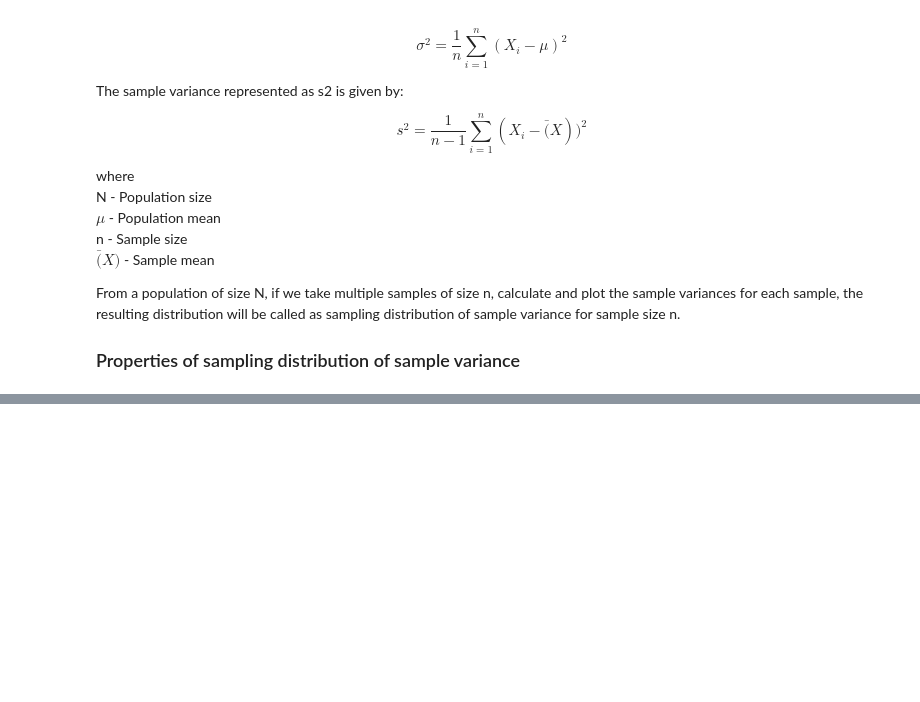
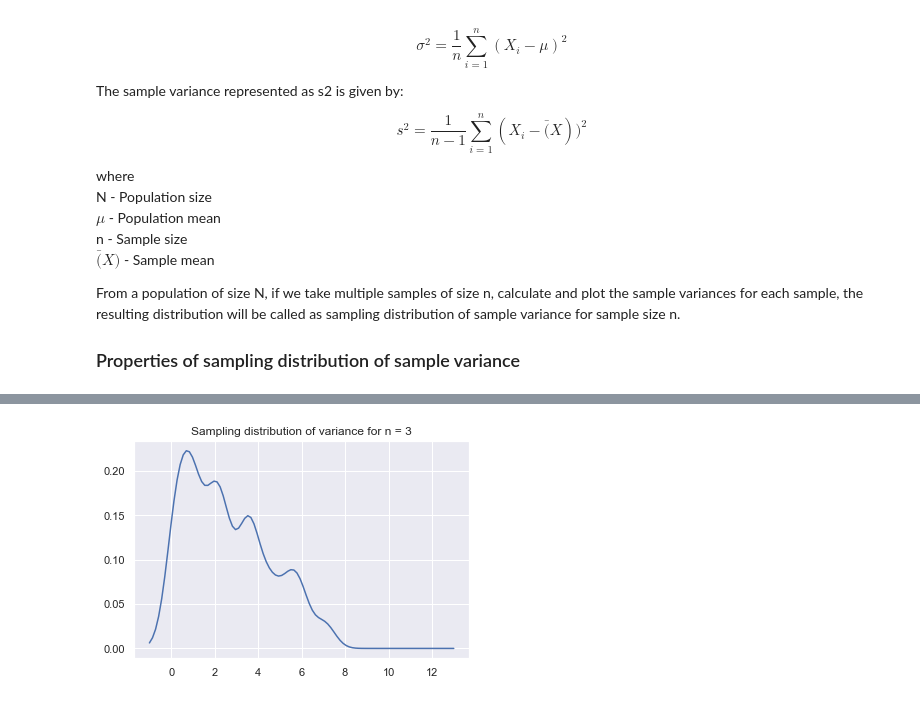
Before and after one commit to jeswingeorge/Python-DS-notes, a Jupyter notebook: Statistics/4.statistical_inference_part-3.ipynb, the cells around one changed output, grey strips where cells are left out. Saved outputs shown, nothing was run; the diff lists cells and outputs as text; code cells hidden in the pictures; blank space fills up the shorter version.

```diff
--- a/Statistics/4.statistical_inference_part-3.ipynb
+++ b/Statistics/4.statistical_inference_part-3.ipynb
@@ -178,0 +262,7 @@ Let us use the dice output data, used in sampling distribution of mean section t
+# %%
+dice_output_population_mean = dice_output_norm.output.mean()
+print('Dice output population mean: ', dice_output_norm.output.mean())
+dice_output_population_var = dice_output_norm.output.var()
+print('Dice output population variance: ', dice_output_norm.output.var())
+dice_output_population_std = dice_output_norm.output.std()
+print('Dice output population standard deviation: ', dice_output_norm.output.std())
@@ -178,0 +283,11 @@ Let us use the dice output data, used in sampling distribution of mean section t
+# %%
+sample_norm_3 = []
+for i in range(1, 1001):
+    x = gensample(3).tolist()
+    sample_norm_3.append(x)
+
+df_sample_norm_3 = pd.DataFrame(sample_norm_3).T
+print('3 sampled df shape: ',df_sample_norm_3.shape)
+
+sample_norm_var_3 = df_sample_norm_3.apply(np.var, axis = 0)
+sample_norm_var_3.describe()
@@ -178,0 +317,12 @@ Let us use the dice output data, used in sampling distribution of mean section t
+# %%
+# (2∗𝑠2)/𝜎2
+d_3 = (sample_norm_var_3*2)/dice_output_population_var
+from scipy.stats import gaussian_kde
+density_3 = gaussian_kde(d_3)
+# %%
+xs = np.linspace(-1,13,100)
+plt.title('Sampling distribution of variance for n = 3')
+plt.plot(xs, density_3(xs))
+plt.show()
+# %% [output]
+[figure, added]
```
Also changed, not shown: parts of 20 cells of this notebook, 10 other files.
